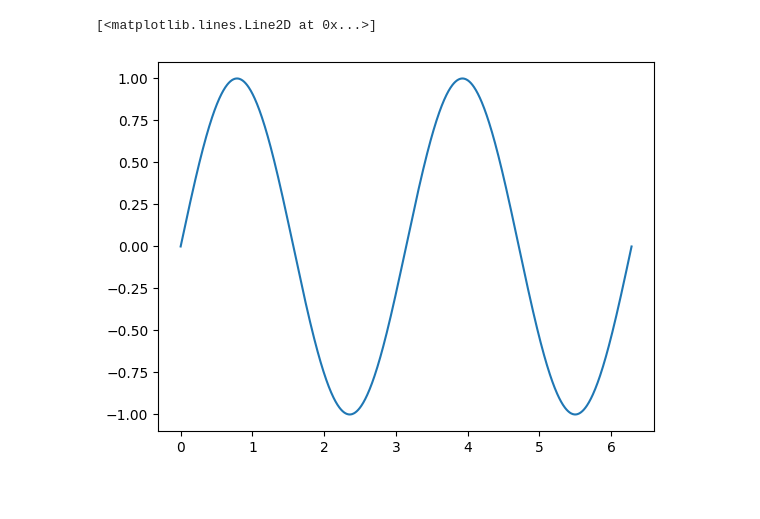
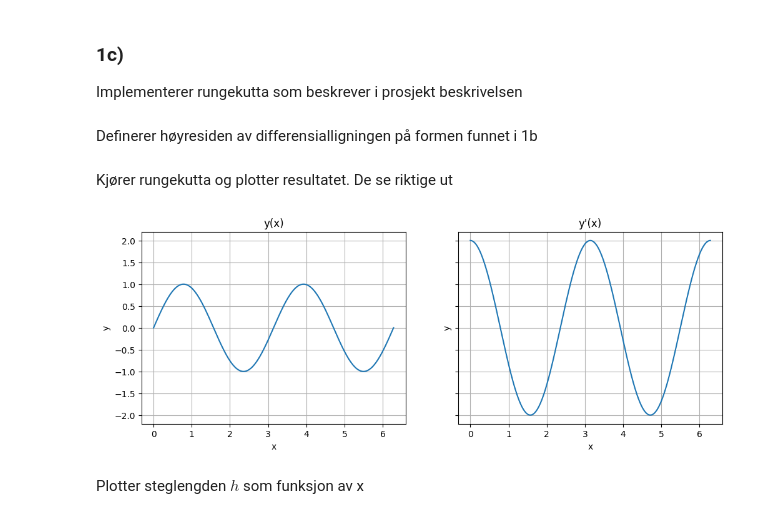
Before and after one commit to Tisserud/Project3AlfredGaute, a Jupyter notebook: .src/opgg1.ipynb, the cells around one changed output. Drawn from its saved outputs; the diff is of its cells as text; code cells hidden in the pictures; blank space fills up the shorter version.

```diff
--- a/.src/opgg1.ipynb
+++ b/.src/opgg1.ipynb
@@ -4,3 +38,7 @@ import matplotlib.pyplot as plt
+# %% [markdown]
+### 1c)
+
+Implementerer rungekutta som beskrever i prosjekt beskrivelsen
 # %%
 def RungeKutta32(
         x_init : float,
@@ -55,3 +103,5 @@ def RungeKutta32(
+# %% [markdown]
+Definerer høyresiden av differensialligningen på formen funnet i 1b
 # %%
 def diff_func_1a(
         x : float,
@@ -64,17 +114,33 @@ def diff_func_1a(
     out[1]=-4*np.sin(2*x)
 
     return out
+# %% [markdown]
+Kjører rungekutta og plotter resultatet. De se riktige ut
 # %%
 x_init = 0
 x_end = 2*np.pi
 y_init = np.array([0,2])
-h0 = 0.1
-
-x , y , n= RungeKutta32(x_init,x_end,y_init,diff_func_1a,h0,tol= 1e-7, alpha=0.8)
 
 
-plt.figure("Oppgave 1c")
-plt.plot(x,y[:,0])
+x , y , n= RungeKutta32(x_init,x_end,y_init,diff_func_1a,tol= 1e-7, alpha=0.8)
+
+
+fig = plt.figure("Oppgave 1c", figsize=(12,4))
+subplots = fig.subplots(1,2, sharey=True)
+subplots[0].plot(x,y[:,0])
+subplots[0].grid()
+subplots[0].set_xlabel('x')
+subplots[0].set_ylabel('y')
+subplots[0].set_title('y(x)')
+
+subplots[1].plot(x,y[:,1])
+subplots[1].grid()
+subplots[1].set_xlabel('x')
+subplots[1].set_ylabel('y')
+subplots[1].set_title("y'(x)")
+
+plt.show()
 # %% [output]
-[<matplotlib.lines.Line2D at 0x...>]
-[figure, old version]
+[figure, new version]
+# %% [markdown]
+Plotter steglengden $h$ som funksjon av x
```
Also changed, not shown: parts of 29 cells of this notebook, 3 other files.
